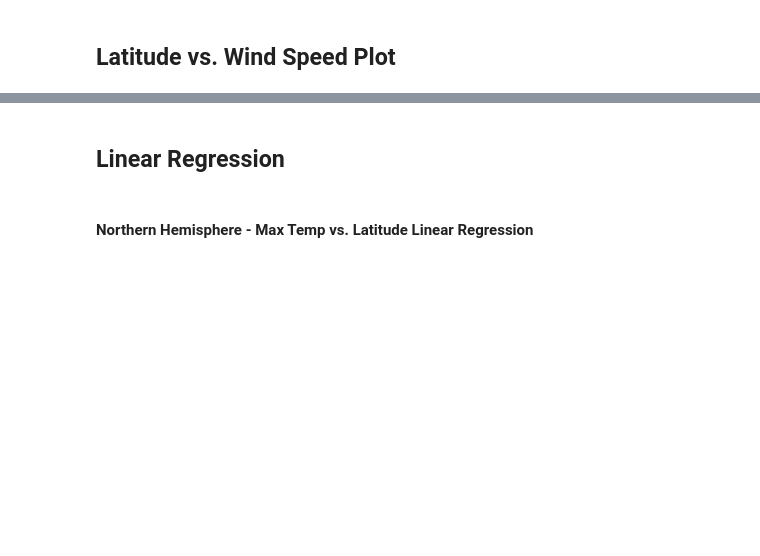
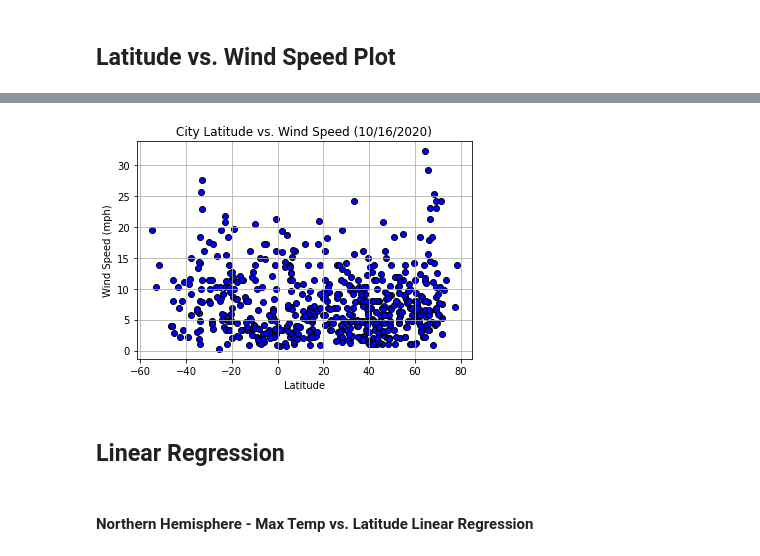
Before and after one commit to KKornegay/python-api-challenge, a Jupyter notebook: WeatherPy/WeatherPy.ipynb, the cells around one changed output, grey strips where cells are left out. Cells and saved outputs as stored; diff of their text form; code cells hidden in the pictures; blank space fills up the shorter version.

```diff
--- a/WeatherPy/WeatherPy.ipynb
+++ b/WeatherPy/WeatherPy.ipynb
@@ -247,3 +264,16 @@ plt.show()
+# %%
+city_wind = city_weather_df["Windspeed"]
+
+plt.scatter(city_lat, city_wind, marker="o", facecolor="blue", edgecolor="black")
+plt.title(f"City Latitude vs. Wind Speed {date}")
+plt.xlabel("Latitude")
+plt.ylabel("Wind Speed (mph)")
+plt.grid(True)
+plt.savefig("output_data/Latitude_vs_Wind_speed.png")
+
+plt.show()
+# %% [output]
+[figure, added]
 # %% [markdown]
 ## Linear Regression
 # %% [markdown]
```
Also changed, not shown: parts of 5 cells of this notebook, 3 other files.
